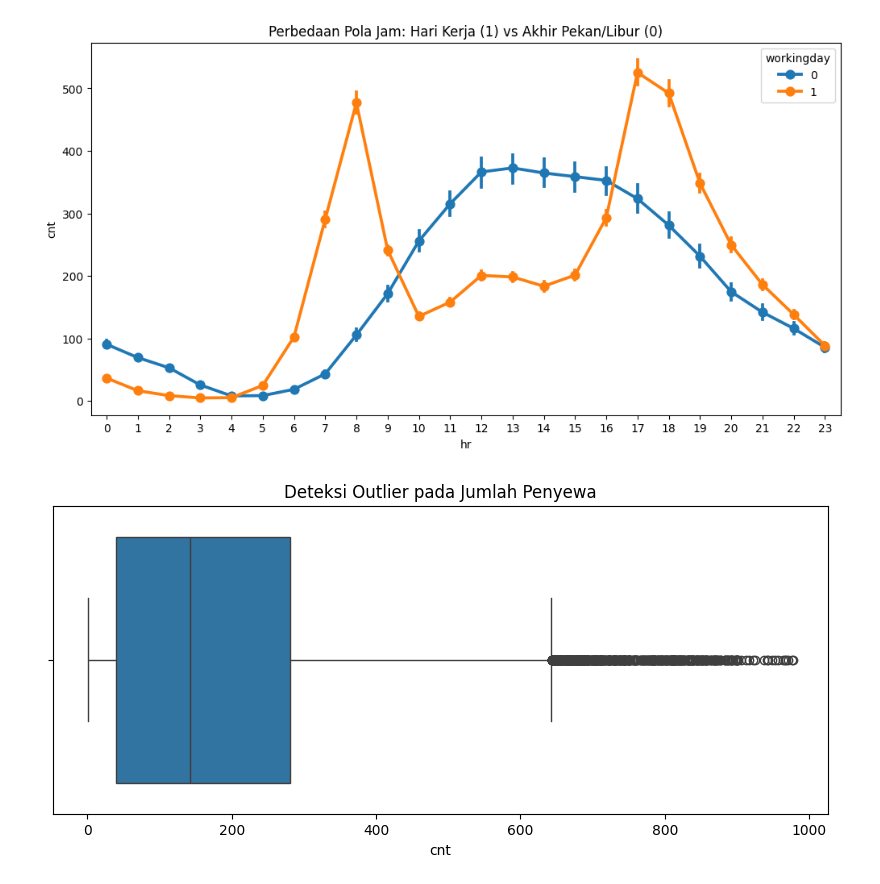
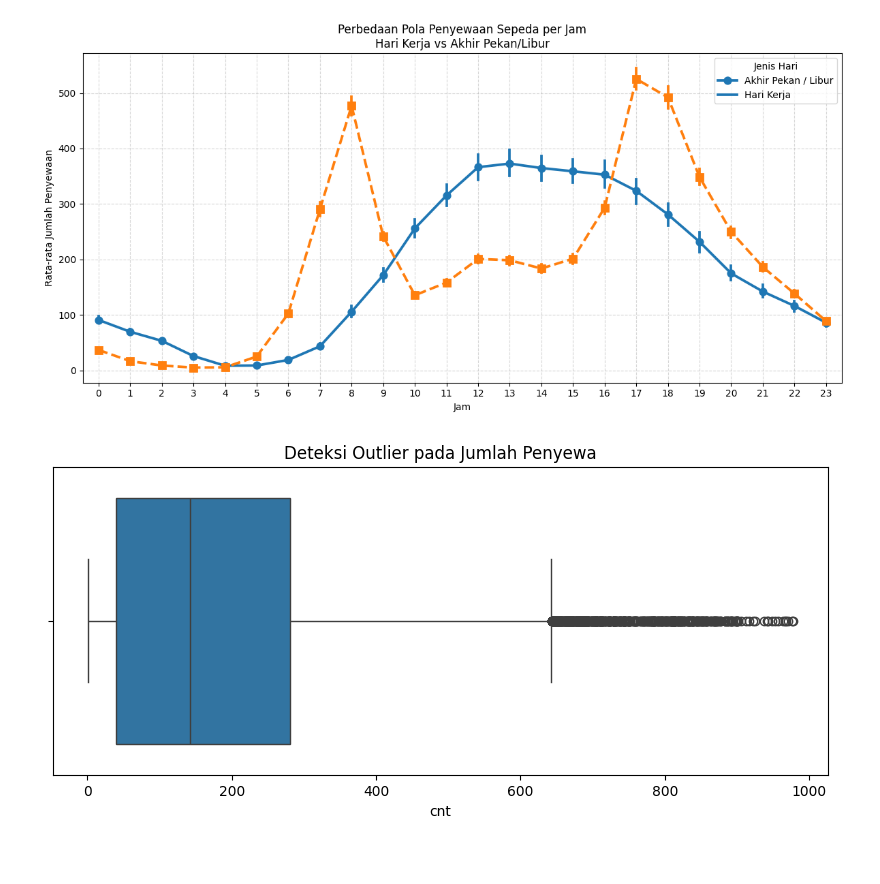
Before and after one commit to reyhanamando35/bike-rent-analysis, a Jupyter notebook: notebooks/eda.ipynb, the cells around one changed output. Cells and saved outputs as stored; diff of their text form; code cells hidden in the pictures; blank space fills up the shorter version.

```diff
--- a/notebooks/eda.ipynb
+++ b/notebooks/eda.ipynb
@@ -91,10 +227,32 @@ plt.show()
 # %%
+import matplotlib.pyplot as plt
+import seaborn as sns
+
 plt.figure(figsize=(12, 6))
-sns.pointplot(data=df, x='hr', y='cnt', hue='workingday')
-plt.title("Perbedaan Pola Jam: Hari Kerja (1) vs Akhir Pekan/Libur (0)")
+
+sns.pointplot(
+    data=df,
+    x='hr',
+    y='cnt',
+    hue='workingday',
+    markers=['o', 's'],
+    linestyles=['-', '--']
+)
+
+plt.title("Perbedaan Pola Penyewaan Sepeda per Jam\nHari Kerja vs Akhir Pekan/Libur")
+plt.xlabel("Jam")
+plt.ylabel("Rata-rata Jumlah Penyewaan")
+
+plt.legend(
+    title="Jenis Hari",
+    labels=["Akhir Pekan / Libur", "Hari Kerja"]
+)
+
+plt.grid(True, linestyle='--', alpha=0.5)
+plt.tight_layout()
 plt.show()
 # %% [output]
-[figure, old version]
+[figure, new version]
 # %%
 plt.figure(figsize=(10, 4))
 sns.boxplot(x=df['cnt'])
```
Also changed, not shown: parts of 11 cells of this notebook.
